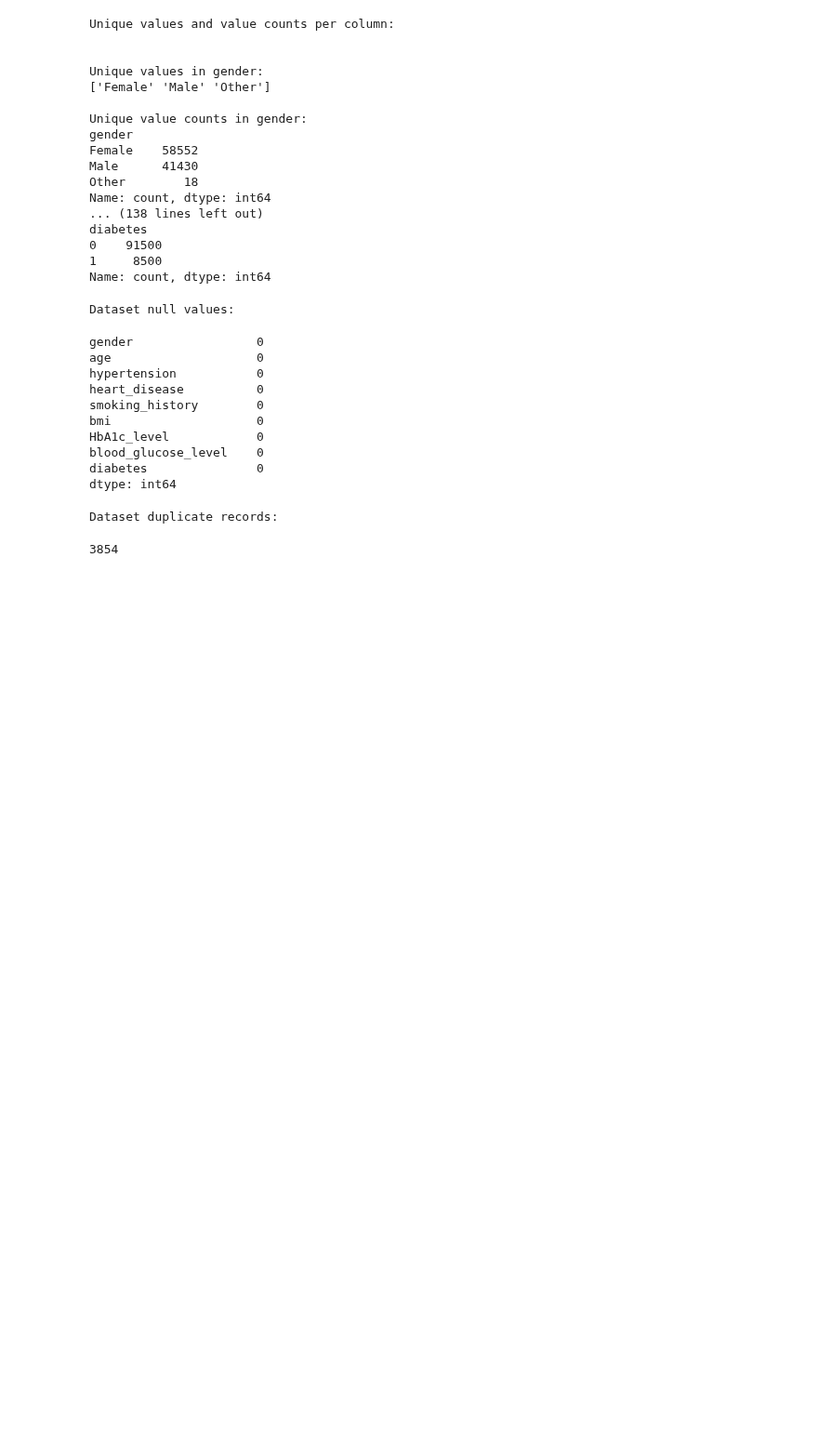
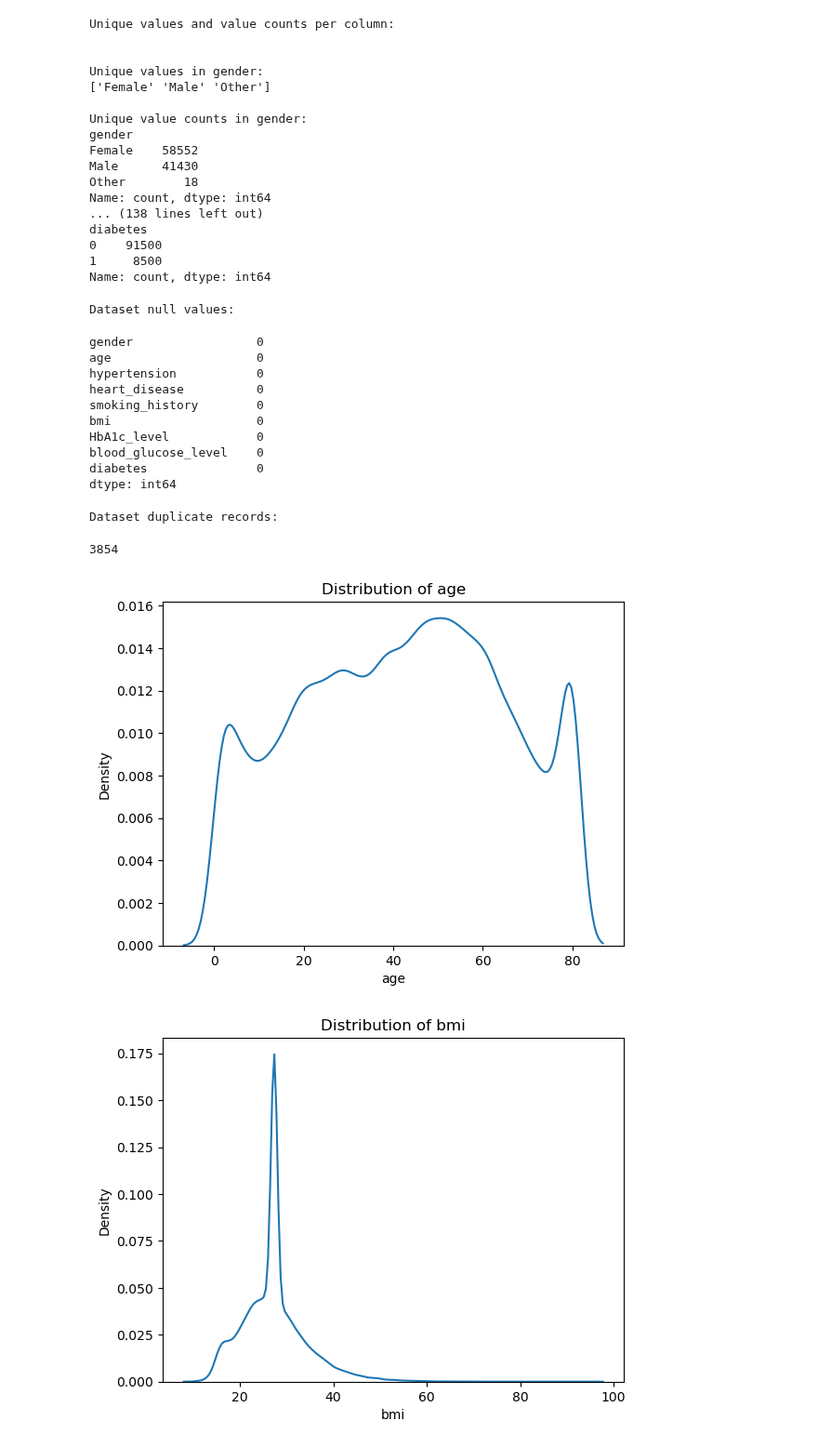
Before and after one commit to ImpactGLX323/UMAIHackathon-UNM, a Jupyter notebook: model/exploratory_data_analysis.ipynb, the cells around one changed output. Shown at 93% size. Saved outputs shown, nothing was run; the diff lists cells and outputs as text; code cells hidden in the pictures; blank space fills up the shorter version.

Commit message:
added kde plot for numerical columns

```diff
--- a/model/exploratory_data_analysis.ipynb
+++ b/model/exploratory_data_analysis.ipynb
@@ -155,3 +155,12 @@ numerical_columns = ['age' ,'bmi' ,'HbA1c_level' ,'blood_glucose_level']
 categorical_columns = ['gender' ,'hypertension' ,'heart_disease' ,'smoking_history']
 
 target = 'diabetes'
+# %%
+# Plot distribution for numerical columns
+for column in numerical_columns:
+    sns.kdeplot(df[column])
+    plt.title(f'Distribution of {column}')
+    plt.show()
+# %% [output]
+[figure, added]
+[figure, added]
```
Also changed, not shown: parts of 1 cell of this notebook.
